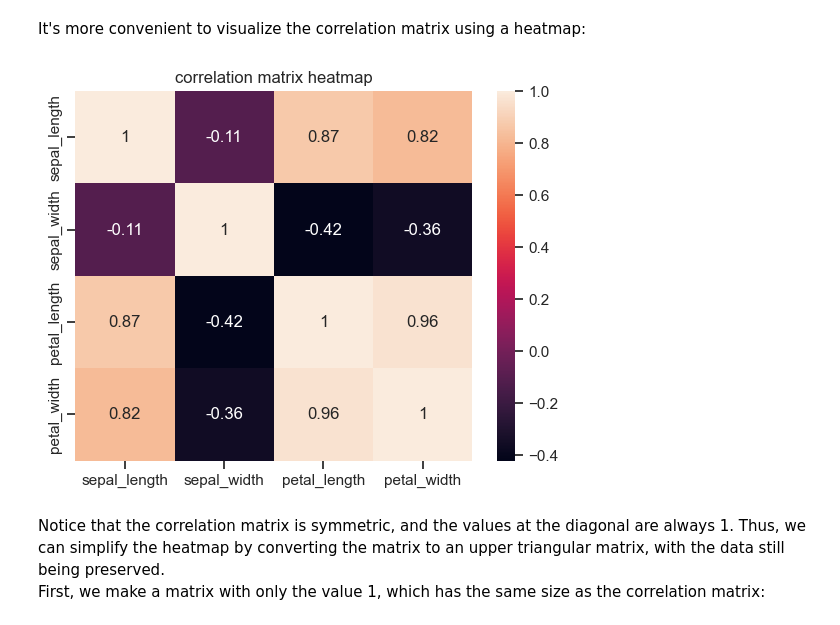
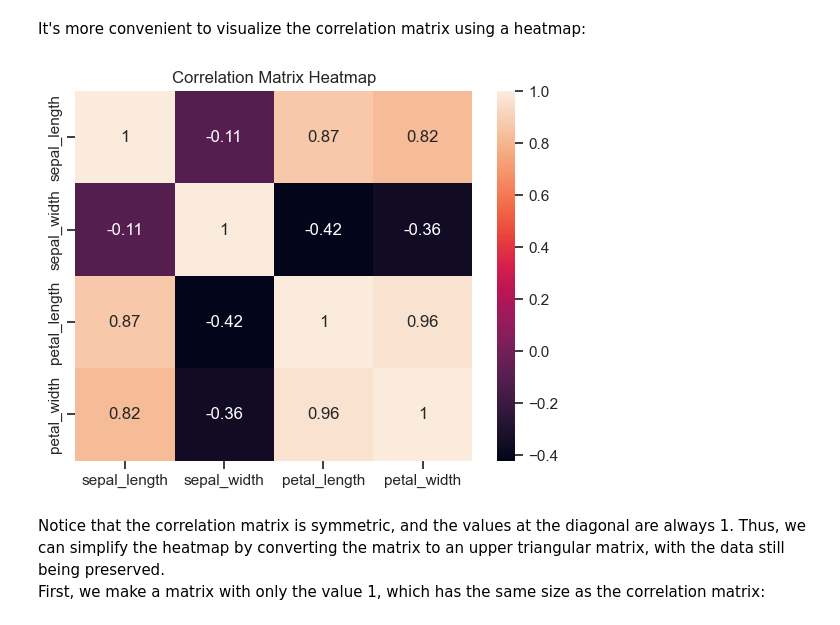
Before and after one commit to tomer279/Data-Science-Projects, a Jupyter notebook: Iris Notebook.ipynb, the cells around one changed output. Drawn from its saved outputs; the diff is of its cells as text; code cells hidden in the pictures.

```diff
--- a/Iris Notebook.ipynb
+++ b/Iris Notebook.ipynb
@@ -295,9 +298,9 @@ correlation_matrix
 It's more convenient to visualize the correlation matrix using a heatmap:
 # %%
 sns.heatmap(correlation_matrix, annot = True)
-plt.title("correlation matrix heatmap");
+plt.title("Correlation Matrix Heatmap");
 # %% [output]
-[figure, old version]
+[figure, new version]
 # %% [markdown]
 Notice that the correlation matrix is symmetric, and the values at the diagonal are always 1. Thus, we can simplify the heatmap by converting the matrix to an upper triangular matrix, with the data still being preserved. <br/>
 First, we make a matrix with only the value 1, which has the same size as the correlation matrix:
```
Also changed, not shown: parts of 57 cells of this notebook.
